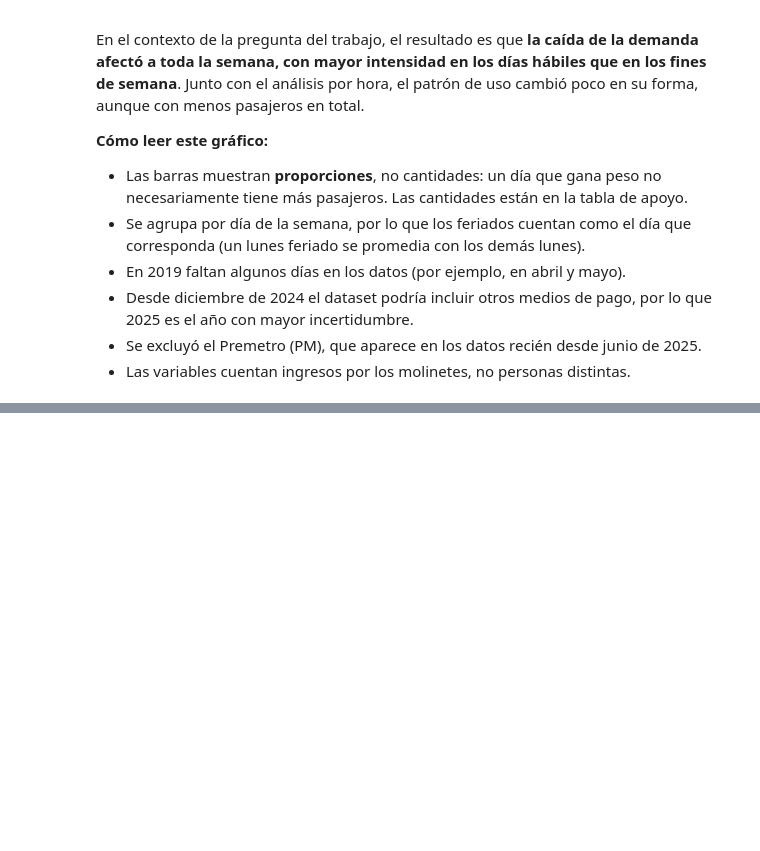
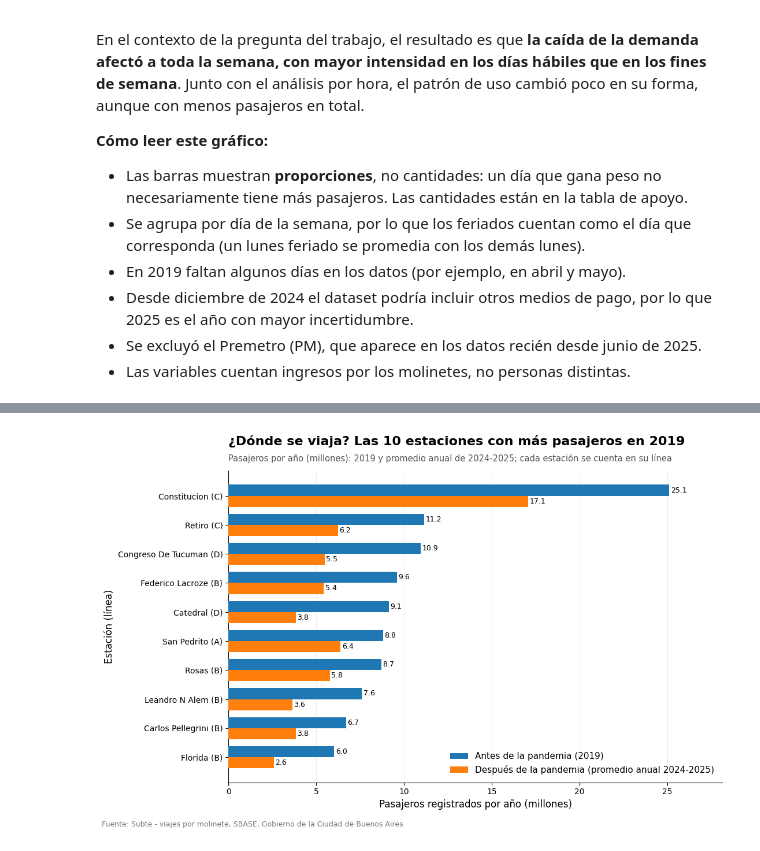
Before and after one commit to julia-iza/Trabajo-Practico-Laboratorio, a Jupyter notebook: analisis_subte.ipynb, the cells around one changed output, grey strips where cells are left out. Cells and saved outputs as stored; diff of their text form; code cells hidden in the pictures; blank space fills up the shorter version.

```diff
--- a/analisis_subte.ipynb
+++ b/analisis_subte.ipynb
@@ -67,0 +102,17 @@ Años cargados: [np.int64(2015), np.int64(2016), np.int64(2017), np.int64(2018),
+# %%
+import re
+
+def canonico(n):
+    # Unifica las variantes con caracteres rotos
+    if re.fullmatch(r"AG.ERO", n):
+        return "AGUERO"
+    if re.fullmatch(r"SAENZ PE.A", n):
+        return "SAENZ PENA"
+    if n == "RETIRO E":
+        return "RETIRO"
+    return n
+
+df["estacion"] = df["estacion"].map(canonico)
+
+# Control: nombres que todavía tengan caracteres raros
+print([n for n in df["estacion"].unique() if not re.fullmatch(r"[A-Z0-9 ]+", n)])
@@ -706,0 +920,72 @@ En el contexto de la pregunta del trabajo, el resultado es que **la caída de la
+# %%
+import matplotlib.pyplot as plt
+import pandas as pd
+import numpy as np
+
+# Solo líneas A a H (sin Premetro)
+lineas = ["LineaA", "LineaB", "LineaC", "LineaD", "LineaE", "LineaH"]
+df_sub = df[df["linea"].isin(lineas)]
+
+antes = df_sub[df_sub["anio"] == 2019]
+despues = df_sub[df_sub["anio"].isin([2024, 2025])]
+
+# Pasajeros por estación (cada estación dentro de su línea), en millones:
+# total de 2019 y promedio anual de 2024-2025
+est_antes = antes.groupby(["linea", "estacion"])["total"].sum() / 1_000_000
+est_despues = despues.groupby(["linea", "estacion"])["total"].sum() / 2 / 1_000_000
+
+# Las 10 estaciones con más pasajeros en 2019
+top = est_antes.sort_values(ascending=False).head(10)
+tabla = pd.DataFrame({
+    "2019": top,
+    "2024-2025": est_despues.reindex(top.index)
+})
+
+# Etiquetas: nombre de la estación y letra de la línea
+etiquetas = [f"{est.title()} ({lin.replace('Linea', '')})" for lin, est in tabla.index]
+
+azul = "#1f77b4"
+naranja = "#ff7f0e"
+y = np.arange(len(tabla))
+alto = 0.38
+
+fig, ax = plt.subplots(figsize=(11, 7))
+
+b1 = ax.barh(y - alto / 2, tabla["2019"], alto, color=azul,
+             label="Antes de la pandemia (2019)", zorder=3)
+b2 = ax.barh(y + alto / 2, tabla["2024-2025"], alto, color=naranja,
+             label="Después de la pandemia (promedio anual 2024-2025)", zorder=3)
+
+# Valores al final de cada barra
+for barras in (b1, b2):
+    for barra in barras:
+        ax.text(barra.get_width() + 0.08, barra.get_y() + barra.get_height() / 2,
+                f"{barra.get_width():.1f}", va="center", fontsize=9)
+
+ax.set_yticks(y)
+ax.set_yticklabels(etiquetas)
+ax.invert_yaxis()  # la estación con más pasajeros arriba
+
+ax.set_title("¿Dónde se viaja? Las 10 estaciones con más pasajeros en 2019",
+             fontsize=16, fontweight="bold", loc="left", pad=32)
+ax.text(0, 1.03,
+        "Pasajeros por año (millones): 2019 y promedio anual de 2024-2025; cada estación se cuenta en su línea",
+        transform=ax.transAxes, fontsize=10.5, color="#555555")
+
+ax.set_xlabel("Pasajeros registrados por año (millones)", fontsize=12)
+ax.set_ylabel("Estación (línea)", fontsize=12)
+ax.set_xlim(0, tabla.max().max() * 1.12)
+ax.grid(axis="x", linestyle="--", alpha=0.3, zorder=0)
+ax.spines["top"].set_visible(False)
+ax.spines["right"].set_visible(False)
+ax.legend(frameon=False, fontsize=11, loc="lower right")
+
+fig.text(0.01, 0.01,
+         "Fuente: Subte - viajes por molinete, SBASE, Gobierno de la Ciudad de Buenos Aires",
+         fontsize=9, color="#777777")
+
+plt.tight_layout(rect=[0, 0.03, 1, 1])
+plt.savefig("figuras_estaciones.png", dpi=300, bbox_inches="tight")
+plt.show()
+# %% [output]
+[figure, added]
```
Also changed, not shown: parts of 14 cells of this notebook.
